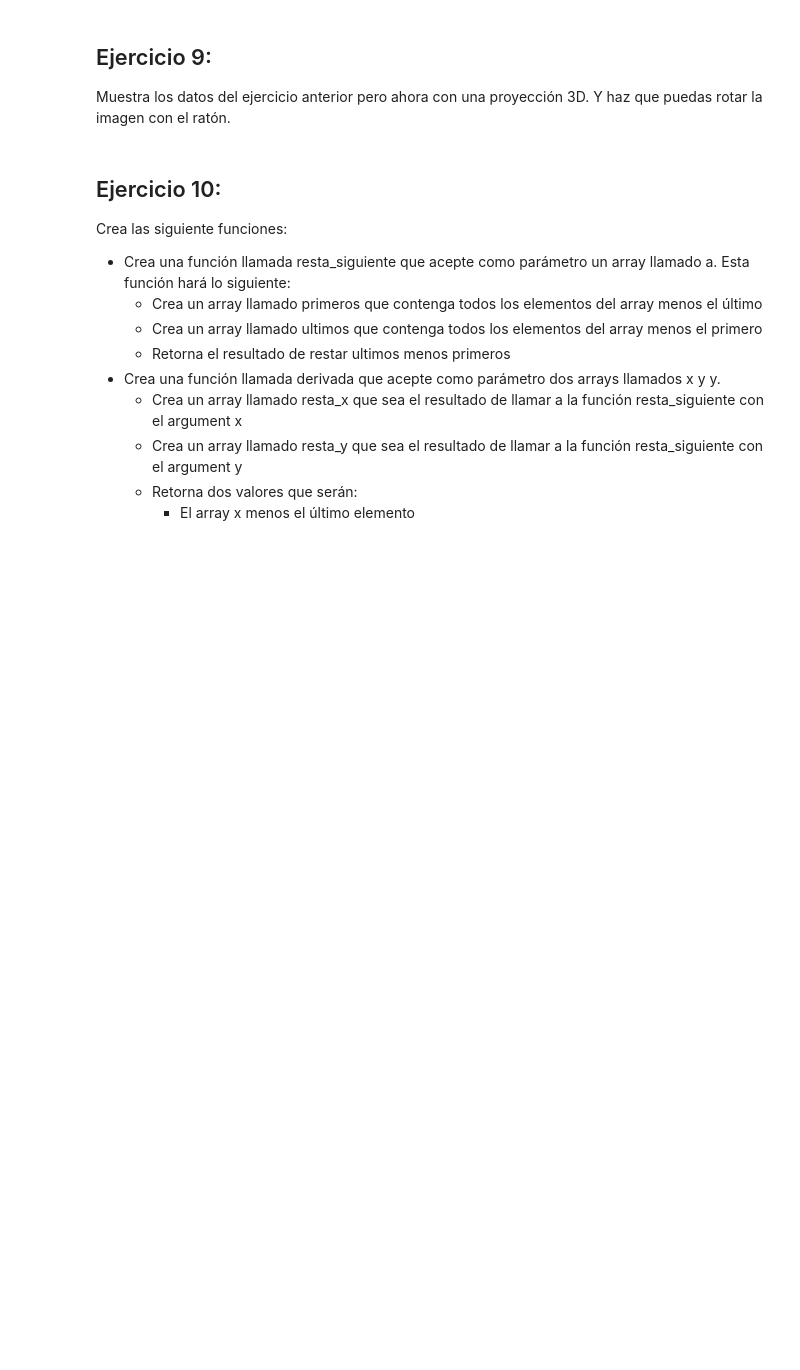
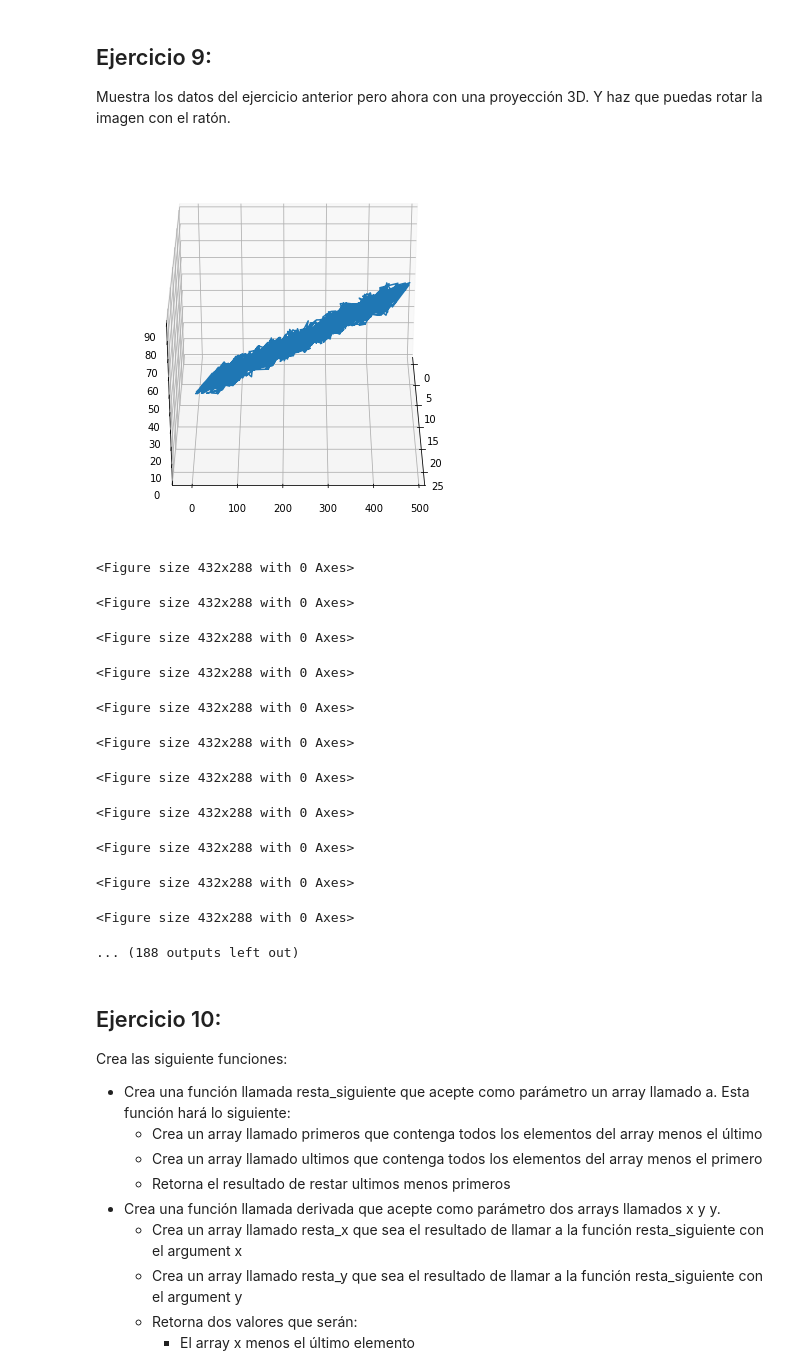
Before and after one commit to IanIAyBD/Curso, a Jupyter notebook: API/Tema 4 Graficos/grafics_ejer.ipynb, the cells around one changed output. Cells and saved outputs as stored; diff of their text form; code cells hidden in the pictures; blank space fills up the shorter version.

```diff
--- a/API/Tema 4 Graficos/grafics_ejer.ipynb
+++ b/API/Tema 4 Graficos/grafics_ejer.ipynb
@@ -329,6 +329,30 @@ fig2
 # %% [markdown]
 ## Ejercicio 9:
 Muestra los datos del ejercicio anterior pero ahora con una proyección 3D. Y haz que puedas rotar la imagen con el ratón.
+# %%
+cubo = plt.figure(figsize = (15,7))
+
+cuboax = cubo.add_subplot(111, projection = '3d')
+cuboax.plot3D(x, y, z)
+
+for angle in range(0, 360):
+    cuboax.view_init(30, angle)
+    plt.draw()
+    plt.pause(.001)
+# %% [output]
+[figure, added]
+<Figure size 432x288 with 0 Axes>
+<Figure size 432x288 with 0 Axes>
+<Figure size 432x288 with 0 Axes>
+<Figure size 432x288 with 0 Axes>
+<Figure size 432x288 with 0 Axes>
+<Figure size 432x288 with 0 Axes>
+<Figure size 432x288 with 0 Axes>
+<Figure size 432x288 with 0 Axes>
+<Figure size 432x288 with 0 Axes>
+<Figure size 432x288 with 0 Axes>
+<Figure size 432x288 with 0 Axes>
+... (188 outputs left out)
 # %% [markdown]
 ## Ejercicio 10:
 Crea las siguiente funciones:
```
Also changed, not shown: parts of 2 cells of this notebook, 8 other files.
